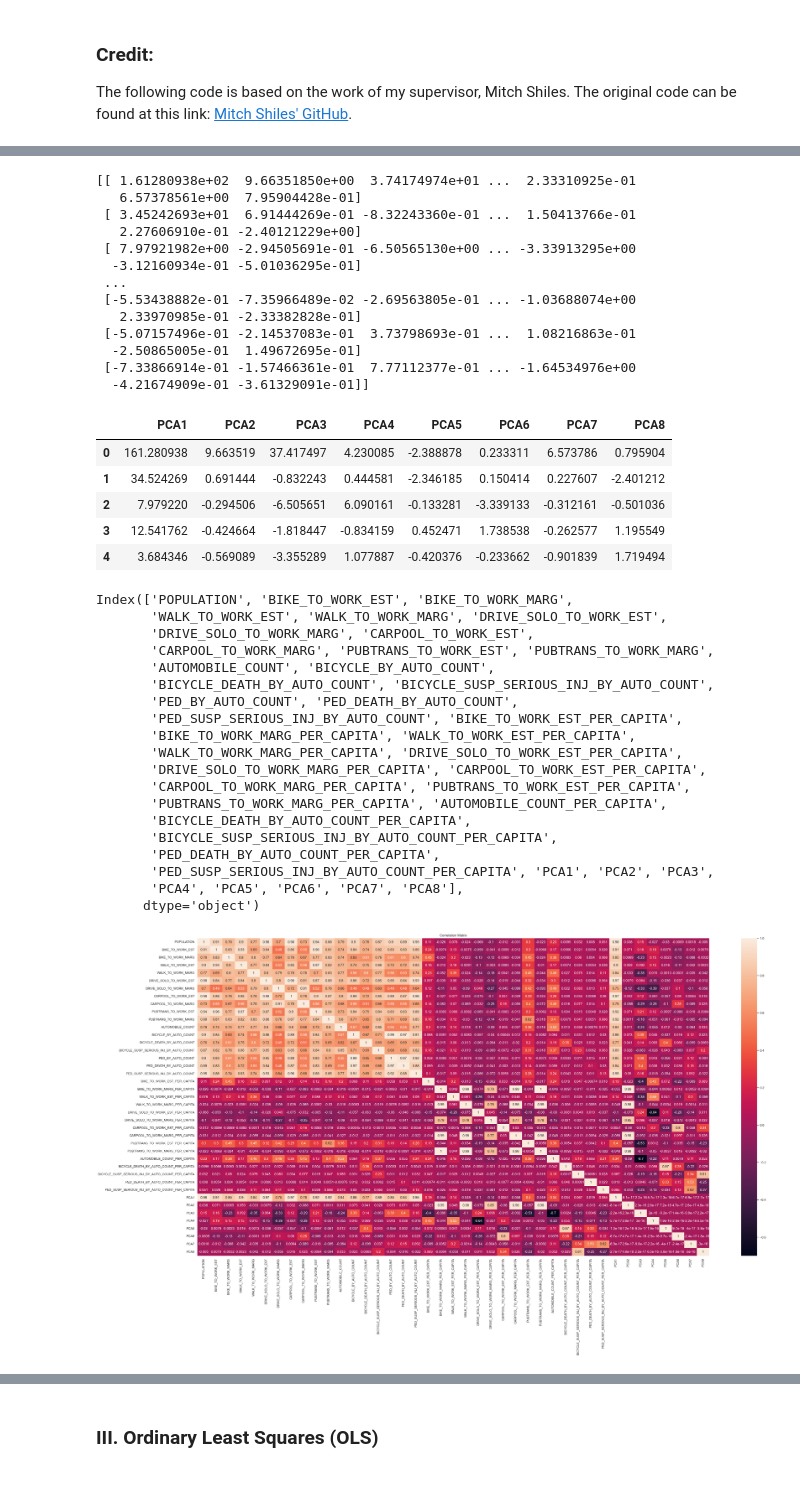
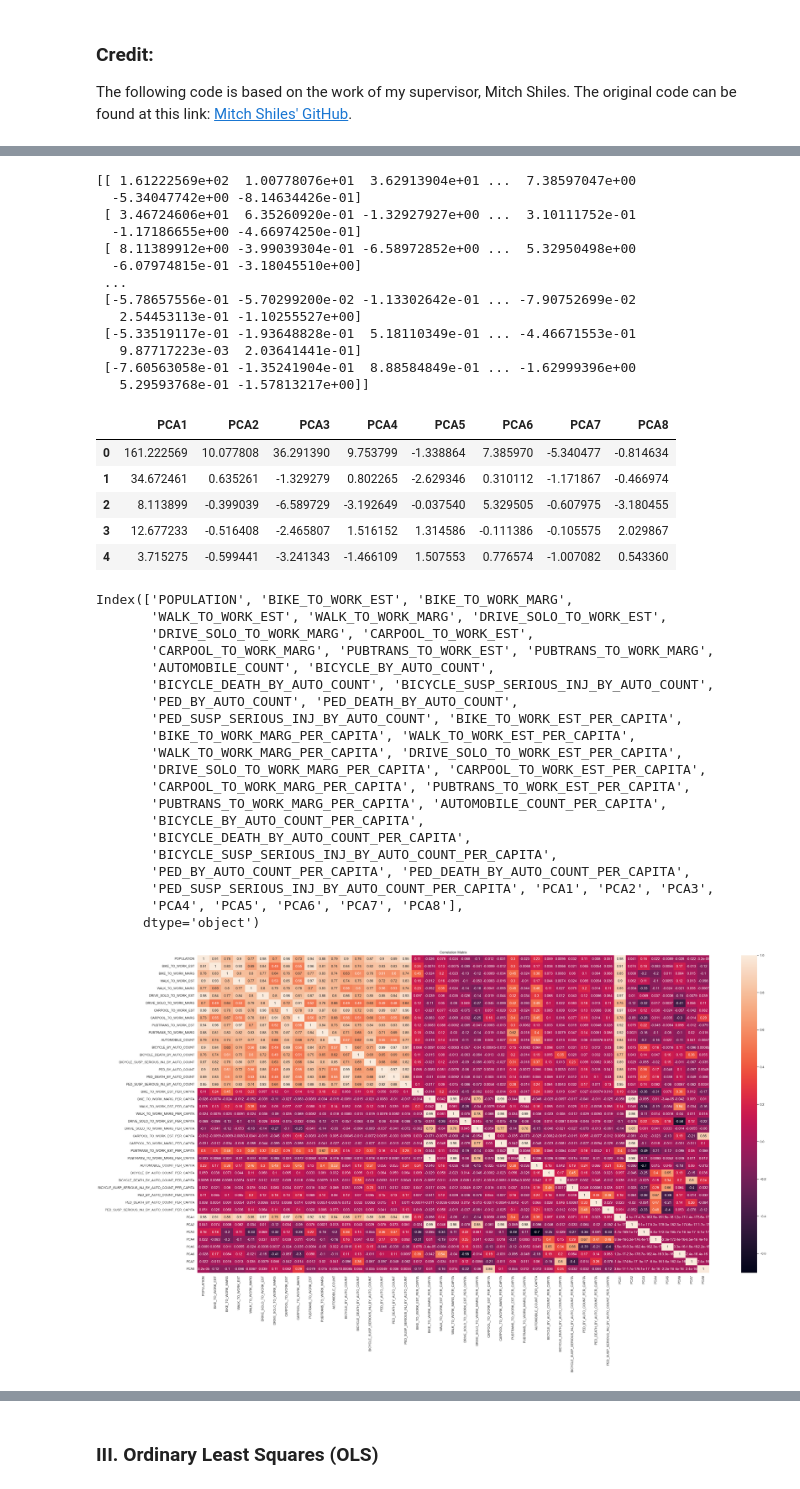
Before and after one commit to margaret613/Carlisle_Borough_Transportation_Study, a Jupyter notebook: pca_ols_machine_learning.ipynb, the cells around one changed output, grey strips where cells are left out. Drawn from its saved outputs; the diff is of its cells as text; code cells hidden in the pictures.

```diff
--- a/pca_ols_machine_learning.ipynb
+++ b/pca_ols_machine_learning.ipynb
@@ -278,7 +276,7 @@ dtype: int64
 df_crash_filtered = df_crash.copy()
 
 # Drop the binary column while running the PCA
-df_crash_filtered.drop(columns=['penn', 'BICYCLE_BY_AUTO_COUNT_PER_CAPITA', 'PED_BY_AUTO_COUNT_PER_CAPITA'], inplace=True)
+df_crash_filtered.drop(columns='penn', inplace=True)
 # %% [markdown]
 ### Credit:
 
@@ -355,29 +353,29 @@ pca = PCA(n_components)
 crash_pca_components = pca.fit_transform(crash_std)
 print(crash_pca_components)
 # %% [output]
-[[ 1.61280938e+02  9.66351850e+00  3.74174974e+01 ...  2.33310925e-01
-   6.57378561e+00  7.95904428e-01]
- [ 3.45242693e+01  6.91444269e-01 -8.32243360e-01 ...  1.50413766e-01
-   2.27606910e-01 -2.40121229e+00]
- [ 7.97921982e+00 -2.94505691e-01 -6.50565130e+00 ... -3.33913295e+00
-  -3.12160934e-01 -5.01036295e-01]
+[[ 1.61222569e+02  1.00778076e+01  3.62913904e+01 ...  7.38597047e+00
+  -5.34047742e+00 -8.14634426e-01]
+ [ 3.46724606e+01  6.35260920e-01 -1.32927927e+00 ...  3.10111752e-01
+  -1.17186655e+00 -4.66974250e-01]
+ [ 8.11389912e+00 -3.99039304e-01 -6.58972852e+00 ...  5.32950498e+00
+  -6.07974815e-01 -3.18045510e+00]
  ...
- [-5.53438882e-01 -7.35966489e-02 -2.69563805e-01 ... -1.03688074e+00
-   2.33970985e-01 -2.33382828e-01]
- [-5.07157496e-01 -2.14537083e-01  3.73798693e-01 ...  1.08216863e-01
-  -2.50865005e-01  1.49672695e-01]
- [-7.33866914e-01 -1.57466361e-01  7.77112377e-01 ... -1.64534976e+00
-  -4.21674909e-01 -3.61329091e-01]]
+ [-5.78657556e-01 -5.70299200e-02 -1.13302642e-01 ... -7.90752699e-02
+   2.54453113e-01 -1.10255527e+00]
+ [-5.33519117e-01 -1.93648828e-01  5.18110349e-01 ... -4.46671553e-01
+   9.87717223e-03  2.03641441e-01]
+ [-7.60563058e-01 -1.35241904e-01  8.88584849e-01 ... -1.62999396e+00
+   5.29593768e-01 -1.57813217e+00]]
 # %%
 df_crash_filtered[["PCA1", "PCA2", "PCA3", "PCA4", "PCA5", "PCA6", "PCA7", "PCA8"]] = crash_pca_components[:]
 df_crash_filtered[["PCA1","PCA2","PCA3","PCA4","PCA5","PCA6","PCA7","PCA8"]].head()
 # %% [output]
 |  | PCA1 | PCA2 | PCA3 | PCA4 | PCA5 | PCA6 | PCA7 | PCA8 |
-| 0 | 161.280938 | 9.663519 | 37.417497 | 4.230085 | -2.388878 | 0.233311 | 6.573786 | 0.795904 |
-| 1 | 34.524269 | 0.691444 | -0.832243 | 0.444581 | -2.346185 | 0.150414 | 0.227607 | -2.401212 |
-| 2 | 7.979220 | -0.294506 | -6.505651 | 6.090161 | -0.133281 | -3.339133 | -0.312161 | -0.501036 |
-| 3 | 12.541762 | -0.424664 | -1.818447 | -0.834159 | 0.452471 | 1.738538 | -0.262577 | 1.195549 |
-| 4 | 3.684346 | -0.569089 | -3.355289 | 1.077887 | -0.420376 | -0.233662 | -0.901839 | 1.719494 |
+| 0 | 161.222569 | 10.077808 | 36.291390 | 9.753799 | -1.338864 | 7.385970 | -5.340477 | -0.814634 |
+| 1 | 34.672461 | 0.635261 | -1.329279 | 0.802265 | -2.629346 | 0.310112 | -1.171867 | -0.466974 |
+| 2 | 8.113899 | -0.399039 | -6.589729 | -3.192649 | -0.037540 | 5.329505 | -0.607975 | -3.180455 |
+| 3 | 12.677233 | -0.516408 | -2.465807 | 1.516152 | 1.314586 | -0.111386 | -0.105575 | 2.029867 |
+| 4 | 3.715275 | -0.599441 | -3.241343 | -1.466109 | 1.507553 | 0.776574 | -1.007082 | 0.543360 |
 # %%
 df_crash_filtered.columns
 # %% [output]
@@ -394,40 +392,42 @@ Index(['POPULATION', 'BIKE_TO_WORK_EST', 'BIKE_TO_WORK_MARG',
        'DRIVE_SOLO_TO_WORK_MARG_PER_CAPITA', 'CARPOOL_TO_WORK_EST_PER_CAPITA',
        'CARPOOL_TO_WORK_MARG_PER_CAPITA', 'PUBTRANS_TO_WORK_EST_PER_CAPITA',
        'PUBTRANS_TO_WORK_MARG_PER_CAPITA', 'AUTOMOBILE_COUNT_PER_CAPITA',
+       'BICYCLE_BY_AUTO_COUNT_PER_CAPITA',
        'BICYCLE_DEATH_BY_AUTO_COUNT_PER_CAPITA',
        'BICYCLE_SUSP_SERIOUS_INJ_BY_AUTO_COUNT_PER_CAPITA',
-       'PED_DEATH_BY_AUTO_COUNT_PER_CAPITA',
+       'PED_BY_AUTO_COUNT_PER_CAPITA', 'PED_DEATH_BY_AUTO_COUNT_PER_CAPITA',
        'PED_SUSP_SERIOUS_INJ_BY_AUTO_COUNT_PER_CAPITA', 'PCA1', 'PCA2', 'PCA3',
        'PCA4', 'PCA5', 'PCA6', 'PCA7', 'PCA8'],
       dtype='object')
 # %%
 # Create heatmap
 heat_corr = df_crash_filtered[['POPULATION', 'BIKE_TO_WORK_EST', 'BIKE_TO_WORK_MARG',
        'WALK_TO_WORK_EST', 'WALK_TO_WORK_MARG', 'DRIVE_SOLO_TO_WORK_EST',
        'DRIVE_SOLO_TO_WORK_MARG', 'CARPOOL_TO_WORK_EST',
        'CARPOOL_TO_WORK_MARG', 'PUBTRANS_TO_WORK_EST', 'PUBTRANS_TO_WORK_MARG',
        'AUTOMOBILE_COUNT', 'BICYCLE_BY_AUTO_COUNT',
        'BICYCLE_DEATH_BY_AUTO_COUNT', 'BICYCLE_SUSP_SERIOUS_INJ_BY_AUTO_COUNT',
        'PED_BY_AUTO_COUNT', 'PED_DEATH_BY_AUTO_COUNT',
        'PED_SUSP_SERIOUS_INJ_BY_AUTO_COUNT', 'BIKE_TO_WORK_EST_PER_CAPITA',
        'BIKE_TO_WORK_MARG_PER_CAPITA', 'WALK_TO_WORK_EST_PER_CAPITA',
        'WALK_TO_WORK_MARG_PER_CAPITA', 'DRIVE_SOLO_TO_WORK_EST_PER_CAPITA',
        'DRIVE_SOLO_TO_WORK_MARG_PER_CAPITA', 'CARPOOL_TO_WORK_EST_PER_CAPITA',
        'CARPOOL_TO_WORK_MARG_PER_CAPITA', 'PUBTRANS_TO_WORK_EST_PER_CAPITA',
        'PUBTRANS_TO_WORK_MARG_PER_CAPITA', 'AUTOMOBILE_COUNT_PER_CAPITA',
+       'BICYCLE_BY_AUTO_COUNT_PER_CAPITA',
        'BICYCLE_DEATH_BY_AUTO_COUNT_PER_CAPITA',
        'BICYCLE_SUSP_SERIOUS_INJ_BY_AUTO_COUNT_PER_CAPITA',
-       'PED_DEATH_BY_AUTO_COUNT_PER_CAPITA',
+       'PED_BY_AUTO_COUNT_PER_CAPITA', 'PED_DEATH_BY_AUTO_COUNT_PER_CAPITA',
        'PED_SUSP_SERIOUS_INJ_BY_AUTO_COUNT_PER_CAPITA', 'PCA1', 'PCA2', 'PCA3',
        'PCA4', 'PCA5', 'PCA6', 'PCA7', 'PCA8']].corr()
 
 plt.figure(figsize=(40,20))
 sns.set(rc={ 'figure.facecolor':'w'})
 sns.heatmap(heat_corr, annot=True)
 plt.title("Correlation Matrix")
 plt.show()
 # %% [output]
-[figure, old version]
+[figure, new version]
 # %%
 # Create the table to visualize the correlations
 df_crash_filtered[['POPULATION', 'BIKE_TO_WORK_EST', 'BIKE_TO_WORK_MARG',
```
Also changed, not shown: parts of 9 cells of this notebook, 11 other files.
